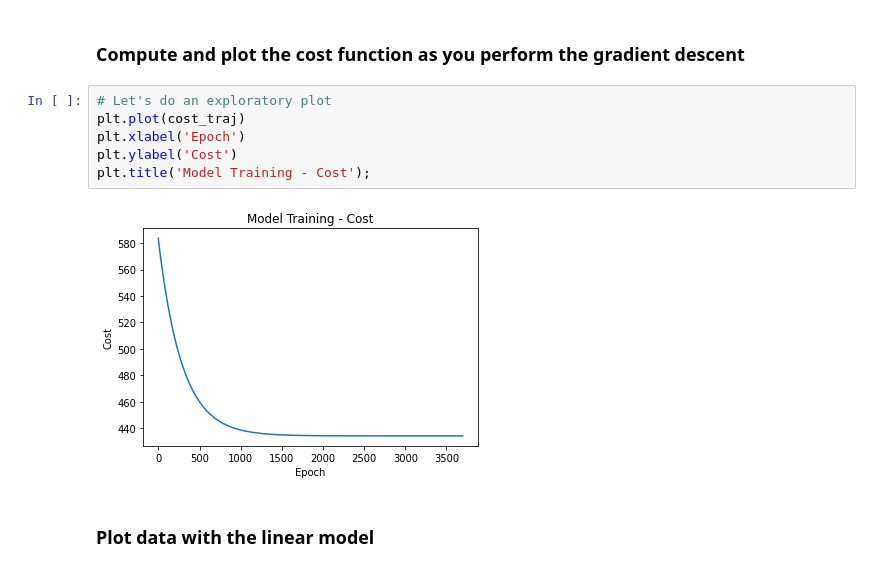
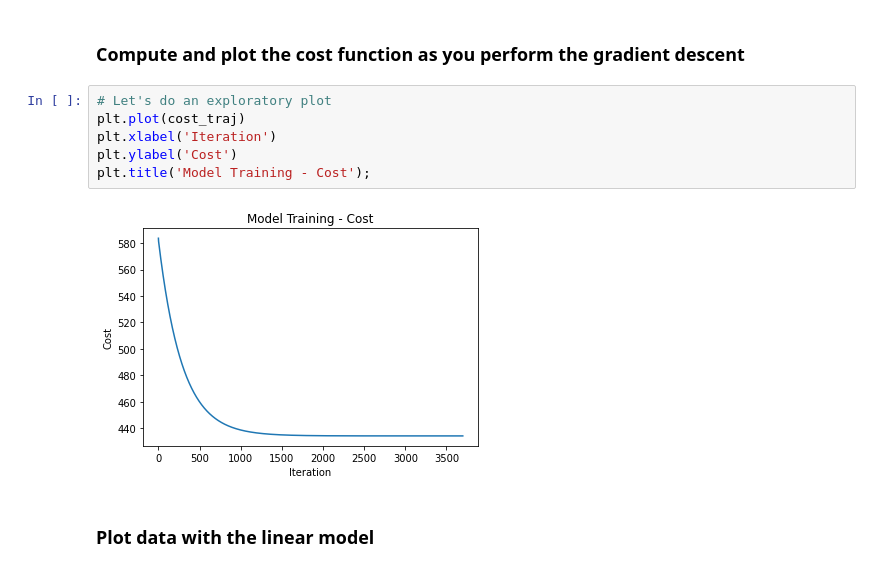
Before and after one commit to gentryae/ML_classwork, a Jupyter notebook: A8_pt1.ipynb, the cells around one changed output. Drawn from its saved outputs; the diff is of its cells as text.

```diff
--- a/A8_pt1.ipynb
+++ b/A8_pt1.ipynb
@@ -236,11 +236,11 @@ thetas
 # %%
 # Let's do an exploratory plot
 plt.plot(cost_traj)
-plt.xlabel('Epoch')
+plt.xlabel('Iteration')
 plt.ylabel('Cost')
 plt.title('Model Training - Cost');
 # %% [output]
-[figure, old version]
+[figure, new version]
 # %% [markdown]
 ### Plot data with the linear model
 # %%
```
Also changed, not shown: parts of 2 cells of this notebook.
